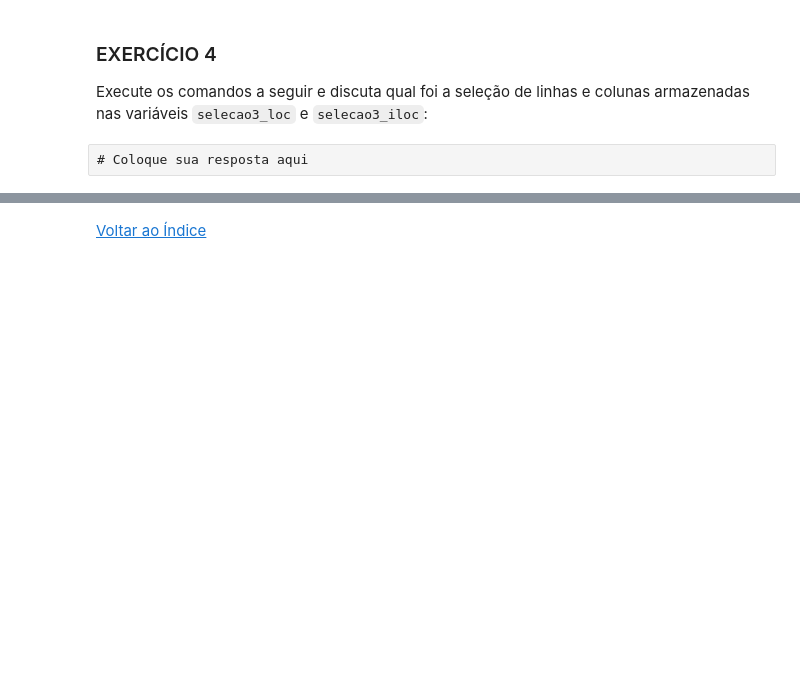
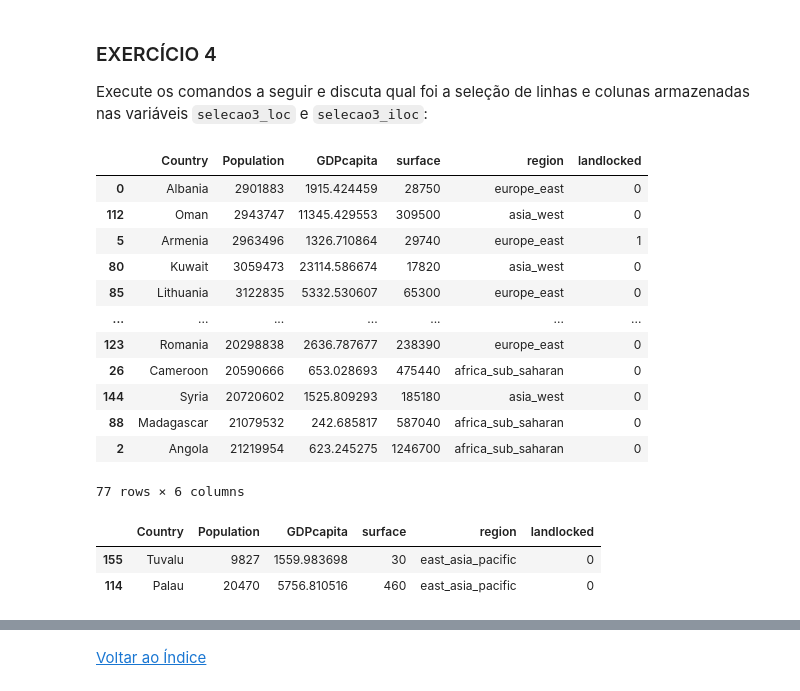
Before and after one commit to Phvr06/cdados, a Jupyter notebook: Aula01_Atividade_Manipular_Filtrar_DF.ipynb, the cells around one changed output, grey strips where cells are left out. Drawn from its saved outputs; the diff is of its cells as text; code cells hidden in the pictures; blank space fills up the shorter version.

```diff
--- a/Aula01_Atividade_Manipular_Filtrar_DF.ipynb
+++ b/Aula01_Atividade_Manipular_Filtrar_DF.ipynb
@@ -533,5 +547,24 @@ selecao3_loc = dados_ordenados_por_população.loc[0:2,:]
 selecao3_iloc = dados_ordenados_por_população.iloc[0:2,:]
 # %%
 # Coloque seu código aqui
+selecao3_loc
+# %% [output]
+|  | Country | Population | GDPcapita | surface | region | landlocked |
+| 0 | Albania | 2901883 | 1915.424459 | 28750 | europe_east | 0 |
+| 112 | Oman | 2943747 | 11345.429553 | 309500 | asia_west | 0 |
+| 5 | Armenia | 2963496 | 1326.710864 | 29740 | europe_east | 1 |
+| 80 | Kuwait | 3059473 | 23114.586674 | 17820 | asia_west | 0 |
+| 85 | Lithuania | 3122835 | 5332.530607 | 65300 | europe_east | 0 |
+| ... | ... | ... | ... | ... | ... | ... |
+| 123 | Romania | 20298838 | 2636.787677 | 238390 | europe_east | 0 |
+| 26 | Cameroon | 20590666 | 653.028693 | 475440 | africa_sub_saharan | 0 |
+| 144 | Syria | 20720602 | 1525.809293 | 185180 | asia_west | 0 |
+| 88 | Madagascar | 21079532 | 242.685817 | 587040 | africa_sub_saharan | 0 |
+| 2 | Angola | 21219954 | 623.245275 | 1246700 | africa_sub_saharan | 0 |
+77 rows × 6 columns
-# %% [raw]
-# Coloque sua resposta aqui
+# %%
+selecao3_iloc
+# %% [output]
+|  | Country | Population | GDPcapita | surface | region | landlocked |
+| 155 | Tuvalu | 9827 | 1559.983698 | 30 | east_asia_pacific | 0 |
+| 114 | Palau | 20470 | 5756.810516 | 460 | east_asia_pacific | 0 |
```
Also changed, not shown: parts of 13 cells of this notebook.
